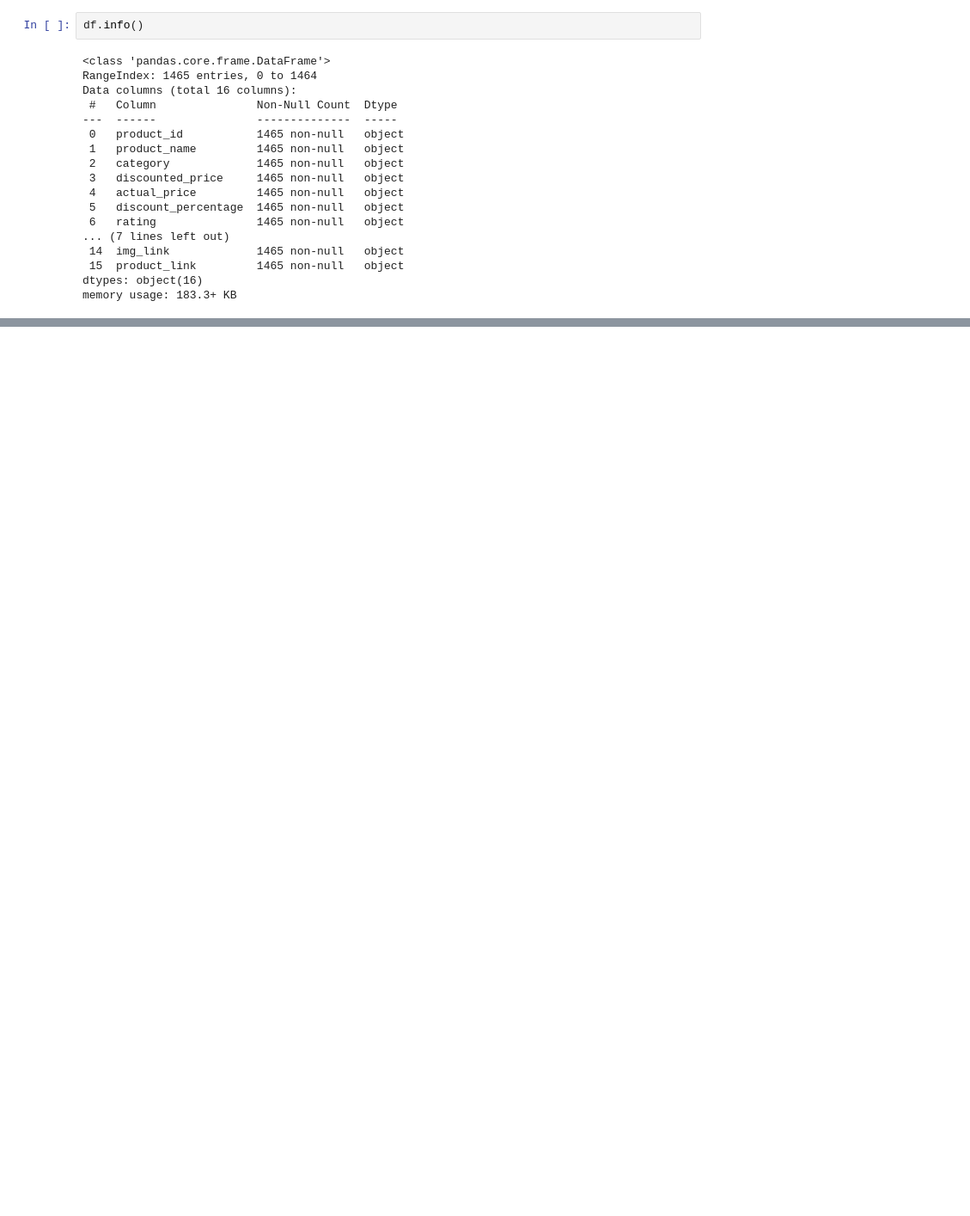
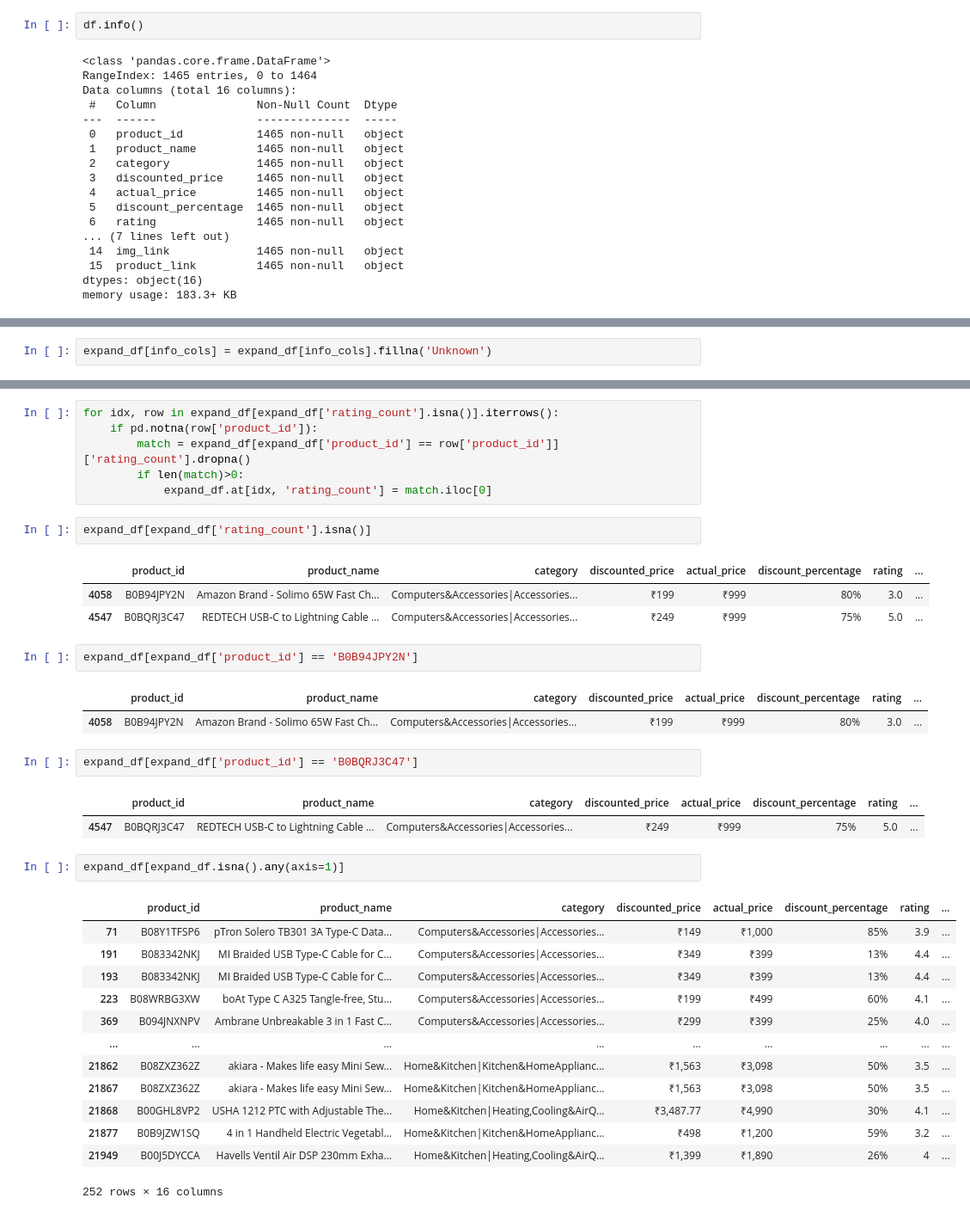
Before and after one commit to NaimPro-tech/customer_churn_prediction, a Jupyter notebook: churn_model.ipynb, the cells around one changed output, grey strips where cells are left out. Shown at 86% size. Cells and saved outputs as stored; diff of their text form; blank space fills up the shorter version.

```diff
--- a/churn_model.ipynb
+++ b/churn_model.ipynb
@@ -279,0 +241,2 @@ df[numeric_cols].head()
+# %%
+expand_df[info_cols] = expand_df[info_cols].fillna('Unknown')
@@ -279,0 +263,38 @@ df[numeric_cols].head()
+# %%
+for idx, row in expand_df[expand_df['rating_count'].isna()].iterrows():
+    if pd.notna(row['product_id']):
+        match = expand_df[expand_df['product_id'] == row['product_id']]['rating_count'].dropna()
+        if len(match)>0:
+            expand_df.at[idx, 'rating_count'] = match.iloc[0]
+# %%
+expand_df[expand_df['rating_count'].isna()]
+# %% [output]
+|  | product_id | product_name | category | discounted_price | actual_price | discount_percentage | rating | ... |
+| 4058 | B0B94JPY2N | Amazon Brand - Solimo 65W Fast Ch... | Computers&Accessories|Accessories... | ₹199 | ₹999 | 80% | 3.0 | ... |
+| 4547 | B0BQRJ3C47 | REDTECH USB-C to Lightning Cable ... | Computers&Accessories|Accessories... | ₹249 | ₹999 | 75% | 5.0 | ... |
+# %%
+expand_df[expand_df['product_id'] == 'B0B94JPY2N']
+# %% [output]
+|  | product_id | product_name | category | discounted_price | actual_price | discount_percentage | rating | ... |
+| 4058 | B0B94JPY2N | Amazon Brand - Solimo 65W Fast Ch... | Computers&Accessories|Accessories... | ₹199 | ₹999 | 80% | 3.0 | ... |
+# %%
+expand_df[expand_df['product_id'] == 'B0BQRJ3C47']
+# %% [output]
+|  | product_id | product_name | category | discounted_price | actual_price | discount_percentage | rating | ... |
+| 4547 | B0BQRJ3C47 | REDTECH USB-C to Lightning Cable ... | Computers&Accessories|Accessories... | ₹249 | ₹999 | 75% | 5.0 | ... |
+# %%
+expand_df[expand_df.isna().any(axis=1)]
+# %% [output]
+|  | product_id | product_name | category | discounted_price | actual_price | discount_percentage | rating | ... |
+| 71 | B08Y1TFSP6 | pTron Solero TB301 3A Type-C Data... | Computers&Accessories|Accessories... | ₹149 | ₹1,000 | 85% | 3.9 | ... |
+| 191 | B083342NKJ | MI Braided USB Type-C Cable for C... | Computers&Accessories|Accessories... | ₹349 | ₹399 | 13% | 4.4 | ... |
+| 193 | B083342NKJ | MI Braided USB Type-C Cable for C... | Computers&Accessories|Accessories... | ₹349 | ₹399 | 13% | 4.4 | ... |
+| 223 | B08WRBG3XW | boAt Type C A325 Tangle-free, Stu... | Computers&Accessories|Accessories... | ₹199 | ₹499 | 60% | 4.1 | ... |
+| 369 | B094JNXNPV | Ambrane Unbreakable 3 in 1 Fast C... | Computers&Accessories|Accessories... | ₹299 | ₹399 | 25% | 4.0 | ... |
+| ... | ... | ... | ... | ... | ... | ... | ... | ... |
+| 21862 | B08ZXZ362Z | akiara - Makes life easy Mini Sew... | Home&Kitchen|Kitchen&HomeApplianc... | ₹1,563 | ₹3,098 | 50% | 3.5 | ... |
+| 21867 | B08ZXZ362Z | akiara - Makes life easy Mini Sew... | Home&Kitchen|Kitchen&HomeApplianc... | ₹1,563 | ₹3,098 | 50% | 3.5 | ... |
+| 21868 | B00GHL8VP2 | USHA 1212 PTC with Adjustable The... | Home&Kitchen|Heating,Cooling&AirQ... | ₹3,487.77 | ₹4,990 | 30% | 4.1 | ... |
+| 21877 | B0B9JZW1SQ | 4 in 1 Handheld Electric Vegetabl... | Home&Kitchen|Kitchen&HomeApplianc... | ₹498 | ₹1,200 | 59% | 3.2 | ... |
+| 21949 | B00J5DYCCA | Havells Ventil Air DSP 230mm Exha... | Home&Kitchen|Heating,Cooling&AirQ... | ₹1,399 | ₹1,890 | 26% | 4 | ... |
+252 rows × 16 columns
```
Also changed, not shown: parts of 85 cells of this notebook.
